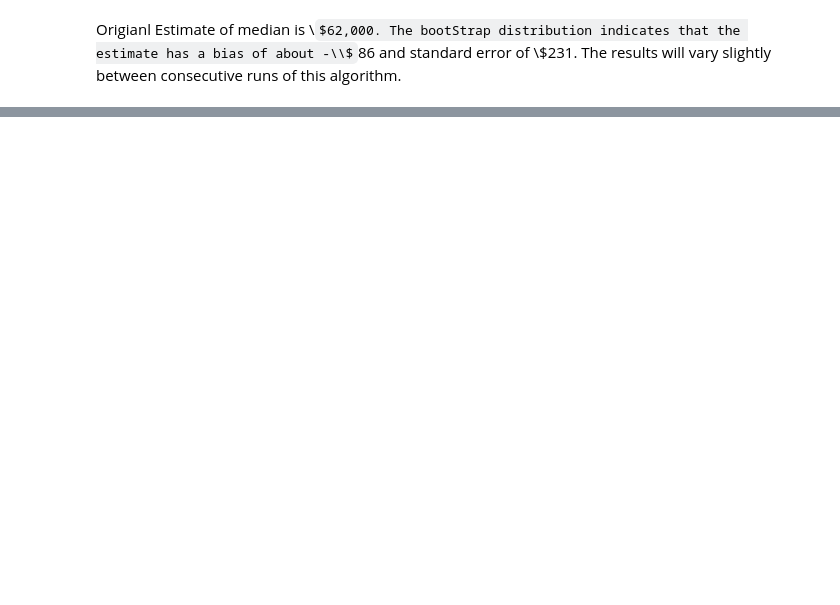
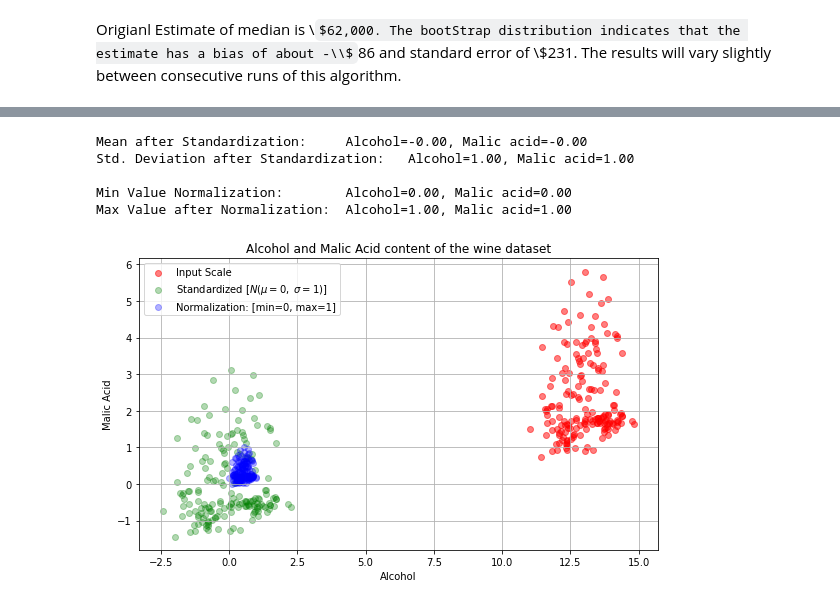
Before and after one commit to mrutyunjay17/Hands-On-Machine-Learning, a Jupyter notebook: other_books/practical_stats_for_ds/2_ data_and_sampling_distributions.ipynb, the cells around one changed output, grey strips where cells are left out. Drawn from its saved outputs; the diff is of its cells as text; code cells hidden in the pictures; some formulas as TeX source; blank space fills up the shorter version.

```diff
--- a/other_books/practical_stats_for_ds/2_ data_and_sampling_distributions.ipynb
+++ b/other_books/practical_stats_for_ds/2_ data_and_sampling_distributions.ipynb
@@ -93,0 +98,13 @@ plt.hist(results)
+# %%
+import pandas as pd
+import numpy as np
+
+df = pd.io.parsers.read_csv(
+    'https://raw.githubusercontent.com/rasbt/pattern_classification/master/data/wine_data.csv',
+     header=None,
+     usecols=[0,1,2]
+    )
+
+df.columns=['Class label', 'Alcohol', 'Malic acid']
+
+df.head(4)
@@ -93,0 +117,45 @@ plt.hist(results)
+# %%
+from sklearn.preprocessing import StandardScaler, MinMaxScaler
+std_sc = StandardScaler()
+std_sc.fit(df[['Alcohol', 'Malic acid']])
+df_std = std_sc.transform(df[['Alcohol', 'Malic acid']])
+
+nrm_sc = MinMaxScaler()
+nrm_sc.fit(df[['Alcohol', 'Malic acid']])
+df_nrm = nrm_sc.transform(df[['Alcohol','Malic acid']])
+# %%
+print("Mean after Standardization:\tAlcohol={:.2f}, Malic acid={:.2f}"
+     .format(df_std[:, 0].mean(), df_std[:, 1].mean()))
+print("Std. Deviation after Standardization:\tAlcohol={:.2f}, Malic acid={:.2f}"
+     .format(df_std[:, 0].std(), df_std[:, 1].std()))
+print()
+print("Min Value Normalization:\tAlcohol={:.2f}, Malic acid={:.2f}"
+     .format(df_nrm[:, 0].min(), df_nrm[:, 1].min()))
+print("Max Value after Normalization:\tAlcohol={:.2f}, Malic acid={:.2f}"
+     .format(df_nrm[:, 0].max(), df_nrm[:, 1].max()))
+# %% [output]
+Mean after Standardization:     Alcohol=-0.00, Malic acid=-0.00
+Std. Deviation after Standardization:   Alcohol=1.00, Malic acid=1.00
+
+Min Value Normalization:        Alcohol=0.00, Malic acid=0.00
+Max Value after Normalization:  Alcohol=1.00, Malic acid=1.00
+# %%
+#plotting before and after results
+plt.figure(figsize=(8,5))
+plt.scatter(df['Alcohol'], df['Malic acid'], color = "red", alpha=0.5, label="Input Scale")
+
+plt.scatter(df_std[:,0], df_std[:,1], color = "green", alpha=0.3,
+            label='Standardized [$N  (\mu=0, \; \sigma=1)$]')
+
+plt.scatter(df_nrm[:,0] , df_nrm[:,1], color = "blue", alpha=0.3,
+           label="Normalization: [min=0, max=1]")
+
+plt.title('Alcohol and Malic Acid content of the wine dataset')
+plt.xlabel('Alcohol')
+plt.ylabel('Malic Acid')
+plt.legend(loc="upper left")
+plt.tight_layout()
+plt.grid()
+plt.show()
+# %% [output]
+[figure, added]
```
Also changed, not shown: parts of 7 cells of this notebook.
